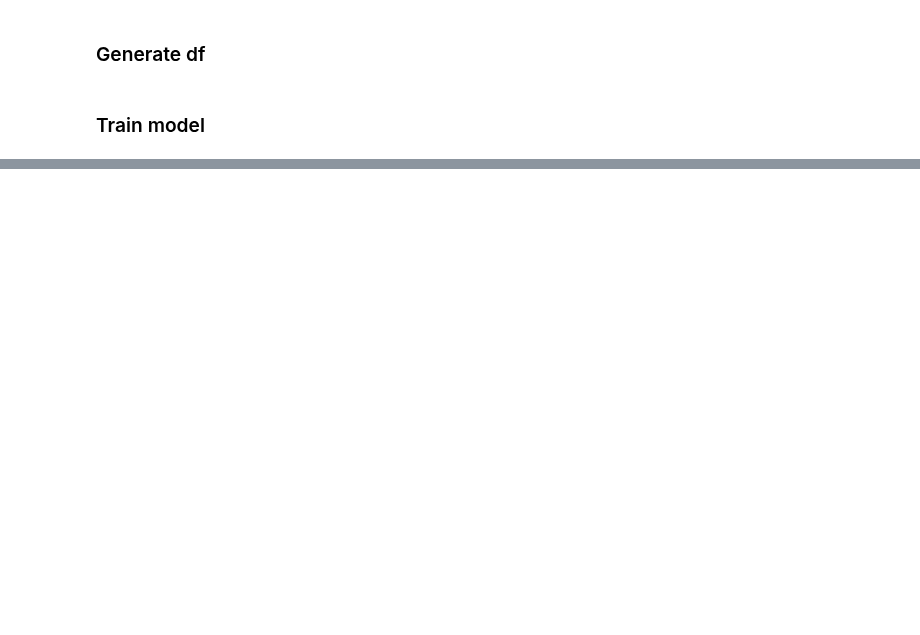
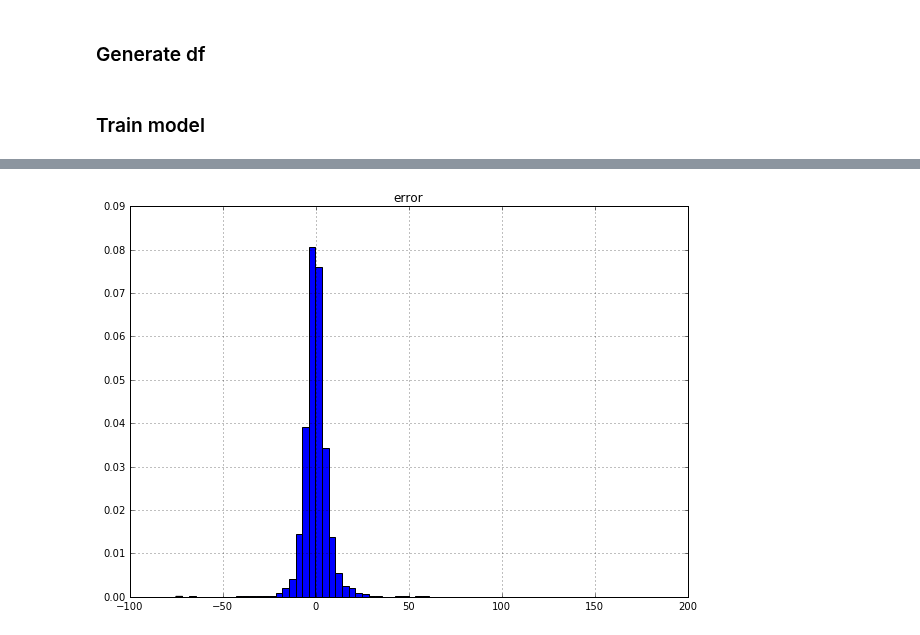
Before and after one commit to NonoMalpi/Secondary_band, a Jupyter notebook: Secondary band model lgbm.ipynb, the cells around one changed output, grey strips where cells are left out. Cells and saved outputs as stored; diff of their text form; code cells hidden in the pictures; blank space fills up the shorter version.

```diff
--- a/Secondary band model lgbm.ipynb
+++ b/Secondary band model lgbm.ipynb
@@ -38,2 +38,5 @@ lgbm_model = train_model(df=final_df, output='band',
+# %%
+lgbm_model_grouped = train_model(df=final_df, output='band', features_to_remove=['hour', 'weekday', 'season'],
+                                n_folds=5, cv_type='group')
 # %%
 from lightgbm import LGBMRegressor
@@ -55,3 +79,7 @@ lgbm_model.plot_histogram_error()
+# %%
+lgbm_model_grouped.plot_histogram_error()
+# %% [output]
+[figure, added]
 # %%
 lgbm_model.plot_feature_importance()
 # %% [output]
```
Also changed, not shown: parts of 9 cells of this notebook, 1 other file.
